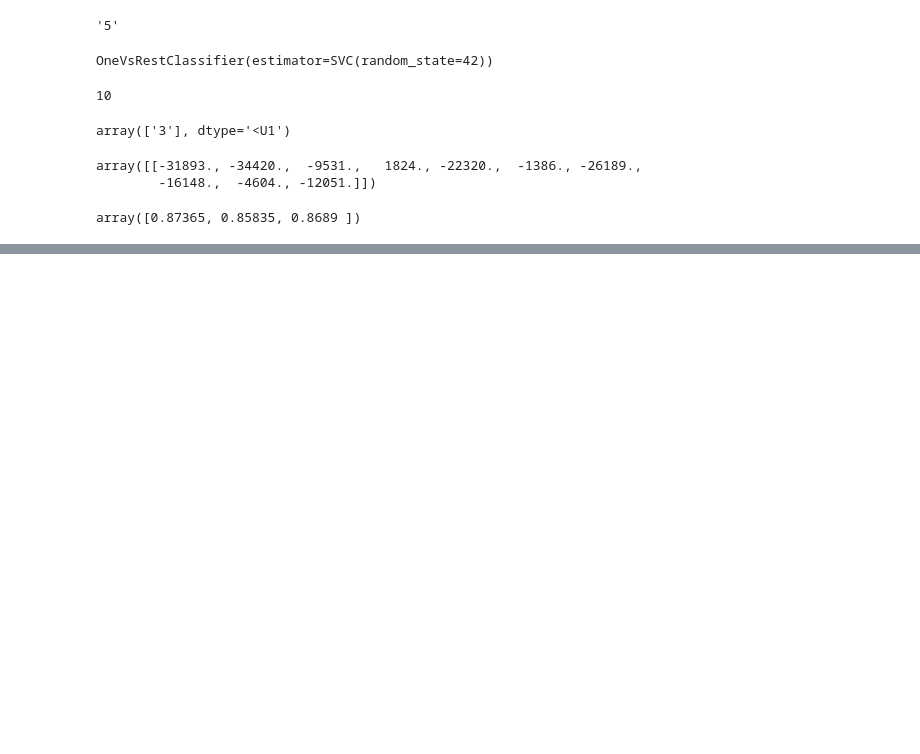
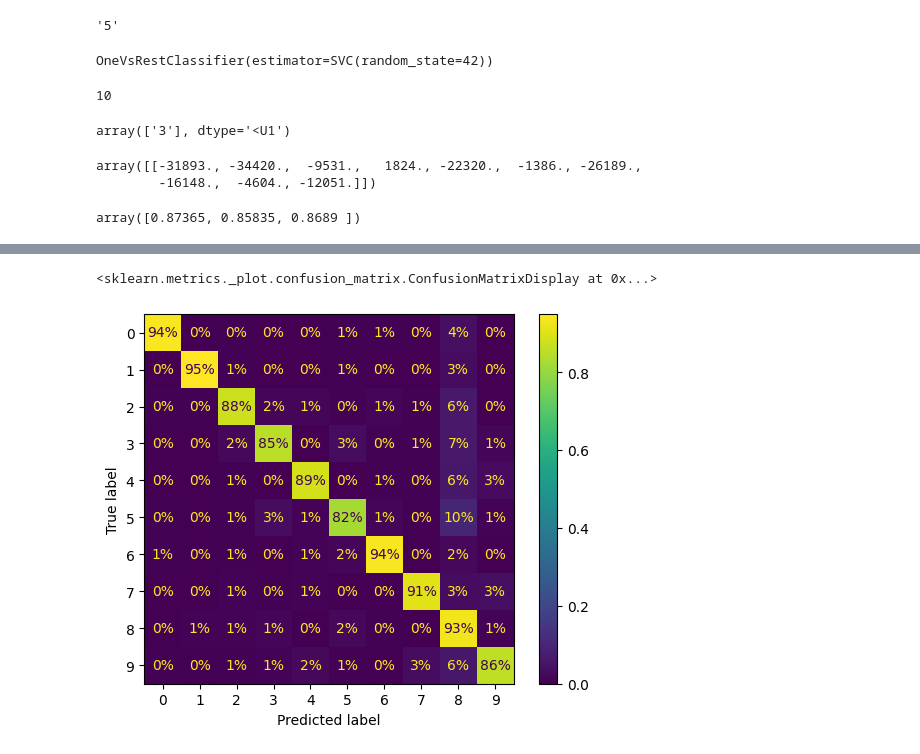
Before and after one commit to prxshetty/scikit-keras-tensorflow-ml, a Jupyter notebook: handsonML.ipynb, the cells around one changed output, grey strips where cells are left out. Drawn from its saved outputs; the diff is of its cells as text; code cells hidden in the pictures; blank space fills up the shorter version.

Commit message:
normalize cf, percent cfm, multilabel classification, chainedclassfier, multioutput for distorted MNIST dataset

```diff
--- a/handsonML.ipynb
+++ b/handsonML.ipynb
@@ -315,0 +320,5 @@ plt.show()
+# %%
+ConfusionMatrixDisplay.from_predictions(y_train, y_train_pred, normalize='true', values_format=".0%")
+# %% [output]
+<sklearn.metrics._plot.confusion_matrix.ConfusionMatrixDisplay at 0x...>
+[figure, added]
```
Also changed, not shown: parts of 10 cells of this notebook.
